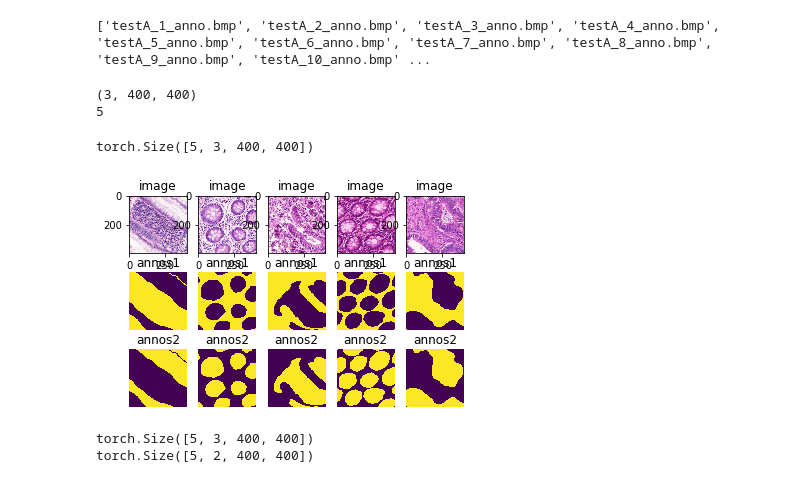
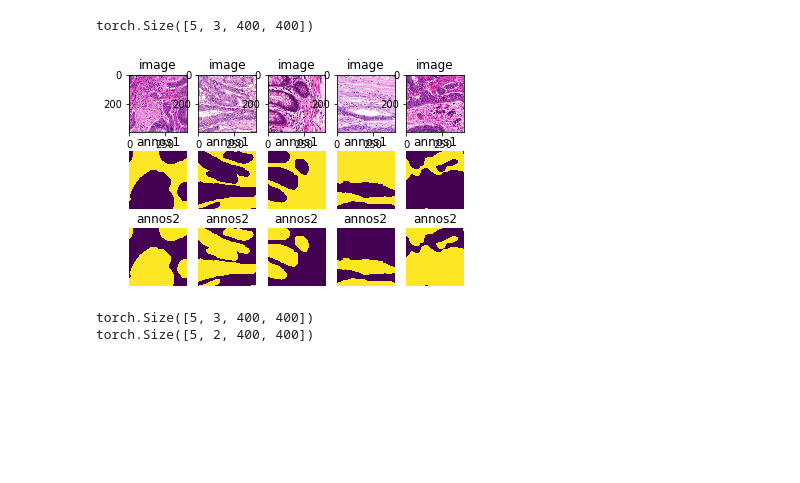
Before and after one commit to hannaLyu/Deep-learning-project, a Jupyter notebook: Segmentation.ipynb, the cells around one changed output. Drawn from its saved outputs; the diff is of its cells as text; code cells hidden in the pictures; blank space fills up the shorter version.

```diff
--- a/Segmentation.ipynb
+++ b/Segmentation.ipynb
@@ -116,9 +116,6 @@ def namesort(path,way):
 (testmaskB,testmaskBanno) = namesort("testB/anno",1)
 (trainset,trainsetraw) = namesort("train/raw",0)
 (trainmask,trainmaskanno) = namesort("train/anno",1)
-print(testmaskA)
-# %% [output]
-['testA_1_anno.bmp', 'testA_2_anno.bmp', 'testA_3_anno.bmp', 'testA_4_anno.bmp', 'testA_5_anno.bmp', 'testA_6_anno.bmp', 'testA_7_anno.bmp', 'testA_8_anno.bmp', 'testA_9_anno.bmp', 'testA_10_anno.bmp' ...
 # %%
 from skimage.transform import resize
 size = (400,400)
@@ -189,21 +186,22 @@ transform = transforms.Compose(
 
 
 
-def batch_generator(img_list, anno_list, batch_size, num_of_classes=2,transform=transform):
+def batch_generator(Type,img_list, anno_list, batch_size, num_of_classes=2,transform=transform):
     images=[]
     annos=[]
     for i in range(batch_size):
-#         rand_int = random.randint(0, len(img_list)-1)
+
         rand_int = int(np.random.choice(len(img_list)-1,size=1,replace=False))
-#         data=range(len(img_list))
-#         rand_int=data.sample(n=1, replace=False)
-        img = np.array(Image.open(img_list[rand_int]))
 
-        if transform==transform:
+        if Type=='train':
+            img = np.array(Image.open(img_list[rand_int]))
+            anno = np.array(Image.open(anno_list[rand_int]).convert("L"))
             img=transform(img)
+        if Type=='test':
+            img=img_list[rand_int]
+            anno=anno_list[rand_int]
         img=np.array(img)
         images.append(img)
-        anno = np.array(Image.open(anno_list[rand_int]).convert("L"))
         anno[anno>0] = 1
         anno_reshaped = np.zeros((anno.shape[0], anno.shape[1], num_of_classes))
 
@@ -212,8 +210,8 @@ def batch_generator(img_list, anno_list, batch_size, num_of_classes=2,transform=
             anno_reshaped[:, :, i][anno == i] = 1
 
         annos.append(anno_reshaped)
-    print(images[0].shape)
-    print(len(images))
+#    print(images[0].shape)
+#    print(len(images))
     images=np.array(images)
     annos=np.array(annos)
 
@@ -222,8 +220,8 @@ def batch_generator(img_list, anno_list, batch_size, num_of_classes=2,transform=
 
 
 
-path_to_images = 'C:\\Users\\炸酱面\\Downloads\\project\\train\\cropped\\raw'
-path_to_annotations = 'C:\\Users\\炸酱面\\Downloads\\project\\train\\cropped\\anno'
+path_to_images = 'C:\\Users\\s182354\\Downloads\\Segmentation.ipynb\\train\\cropped\\raw'
+path_to_annotations = 'C:\\Users\\s182354\\Downloads\\Segmentation.ipynb\\train\\cropped\\anno'
 img_list = sorted(trainset)
 anno_list = sorted(trainmask)
 img_list = glob.glob(path_to_images+os.sep+"*.png")
@@ -233,31 +231,31 @@ anno_list = glob.glob(path_to_annotations+os.sep+"*.png")
 
 
 batch_size=5
-images, annos = batch_generator(img_list, anno_list,batch_size, 2,transform=transform)
+images, annos = batch_generator('train',img_list, anno_list,batch_size,2,transform)
-# %% [output]
-(3, 400, 400)
-5
 # %%
+images=np.array(images)
+annos=np.array(annos)
 images = torch.from_numpy(images)
+
 print(images.shape)
 
 for k in range(batch_size):
 
     imshow = images.permute(0,2,3,1)
     plt.subplot(3, 5, k+1)
     plt.imshow(imshow[k,:,:,:])
     plt.title('image')
     plt.subplot(3, 5, k+6)
     plt.imshow(annos[k,:,:,0])
     plt.title('annos1')
     plt.axis('off')
     plt.subplot(3, 5, k+11)
     plt.imshow(annos[k,:,:,1])
     plt.title('annos2')
     plt.axis('off')
 # %% [output]
 torch.Size([5, 3, 400, 400])
-[figure, old version]
+[figure, new version]
 # %%
 #check batch and show some data
 
```
Also changed, not shown: parts of 9 cells of this notebook.
